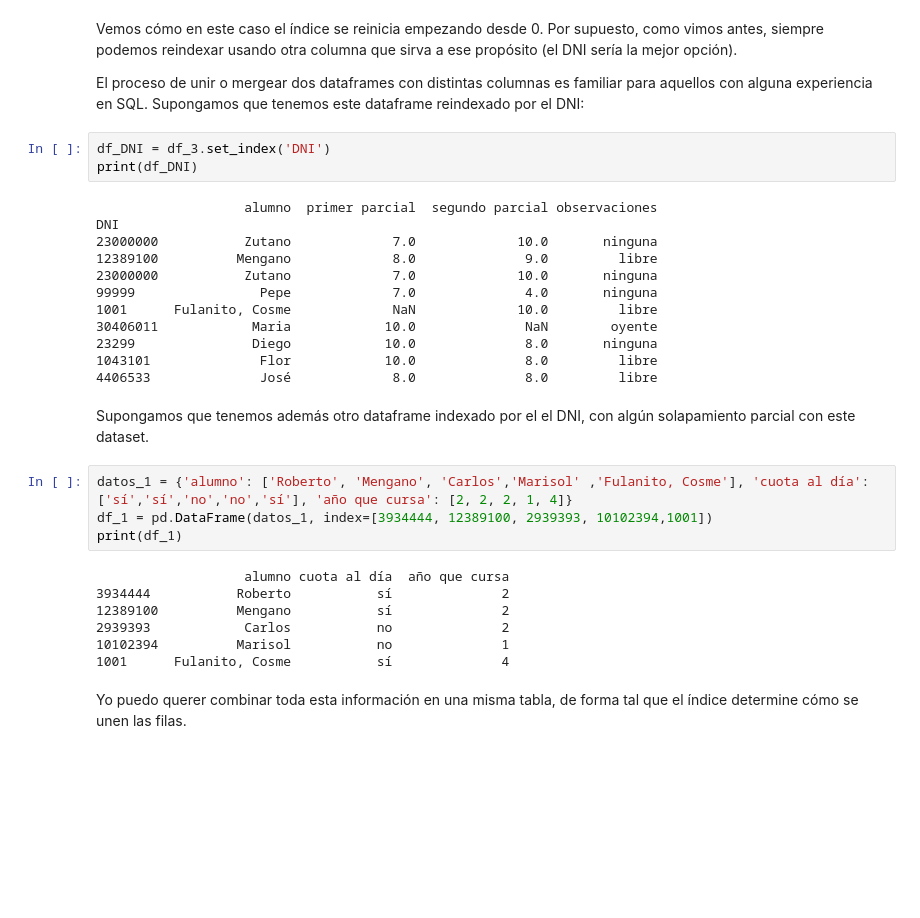
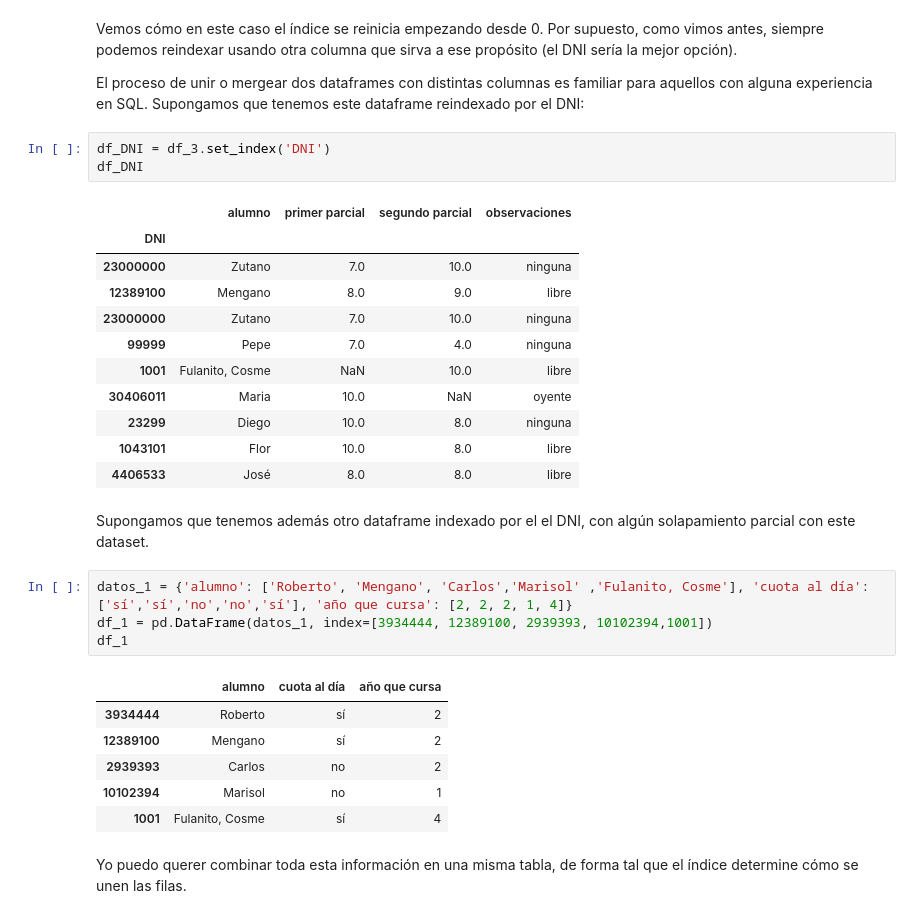
Before and after one commit to PabloDiosquez/Labo_De_Datos_UBA, a Jupyter notebook: Clase_02_tercera_parte_dataframes_de_Pandas.ipynb, the cells around one changed output. Saved outputs shown, nothing was run; the diff lists cells and outputs as text; blank space fills up the shorter version.

```diff
--- a/Clase_02_tercera_parte_dataframes_de_Pandas.ipynb
+++ b/Clase_02_tercera_parte_dataframes_de_Pandas.ipynb
@@ -382,32 +390,32 @@ Vemos cómo en este caso el índice se reinicia empezando desde 0. Por supuesto,
 El proceso de unir o mergear dos dataframes con distintas columnas es familiar para aquellos con alguna experiencia en SQL. Supongamos que tenemos este dataframe reindexado por el DNI:
 # %%
 df_DNI = df_3.set_index('DNI')
-print(df_DNI)
+df_DNI
 # %% [output]
-                   alumno  primer parcial  segundo parcial observaciones
-DNI
-23000000           Zutano             7.0             10.0       ninguna
-12389100          Mengano             8.0              9.0         libre
-23000000           Zutano             7.0             10.0       ninguna
-99999                Pepe             7.0              4.0       ninguna
-1001      Fulanito, Cosme             NaN             10.0         libre
-30406011            Maria            10.0              NaN        oyente
-23299               Diego            10.0              8.0       ninguna
-1043101              Flor            10.0              8.0         libre
-4406533              José             8.0              8.0         libre
+|  | alumno | primer parcial | segundo parcial | observaciones |
+| DNI |  |  |  |  |
+| 23000000 | Zutano | 7.0 | 10.0 | ninguna |
+| 12389100 | Mengano | 8.0 | 9.0 | libre |
+| 23000000 | Zutano | 7.0 | 10.0 | ninguna |
+| 99999 | Pepe | 7.0 | 4.0 | ninguna |
+| 1001 | Fulanito, Cosme | NaN | 10.0 | libre |
+| 30406011 | Maria | 10.0 | NaN | oyente |
+| 23299 | Diego | 10.0 | 8.0 | ninguna |
+| 1043101 | Flor | 10.0 | 8.0 | libre |
+| 4406533 | José | 8.0 | 8.0 | libre |
 # %% [markdown]
 Supongamos que tenemos además otro dataframe indexado por el el DNI, con algún solapamiento parcial con este dataset.
 # %%
 datos_1 = {'alumno': ['Roberto', 'Mengano', 'Carlos','Marisol' ,'Fulanito, Cosme'], 'cuota al día': ['sí','sí','no','no','sí'], 'año que cursa': [2, 2, 2, 1, 4]}
 df_1 = pd.DataFrame(datos_1, index=[3934444, 12389100, 2939393, 10102394,1001])
-print(df_1)
+df_1
 # %% [output]
-                   alumno cuota al día  año que cursa
-3934444           Roberto           sí              2
-12389100          Mengano           sí              2
-2939393            Carlos           no              2
-10102394          Marisol           no              1
-1001      Fulanito, Cosme           sí              4
+|  | alumno | cuota al día | año que cursa |
+| 3934444 | Roberto | sí | 2 |
+| 12389100 | Mengano | sí | 2 |
+| 2939393 | Carlos | no | 2 |
+| 10102394 | Marisol | no | 1 |
+| 1001 | Fulanito, Cosme | sí | 4 |
 # %% [markdown]
 Yo puedo querer combinar toda esta información en una misma tabla, de forma tal que el índice determine cómo se unen las filas.
 # %%
```
Also changed, not shown: parts of 18 cells of this notebook.
